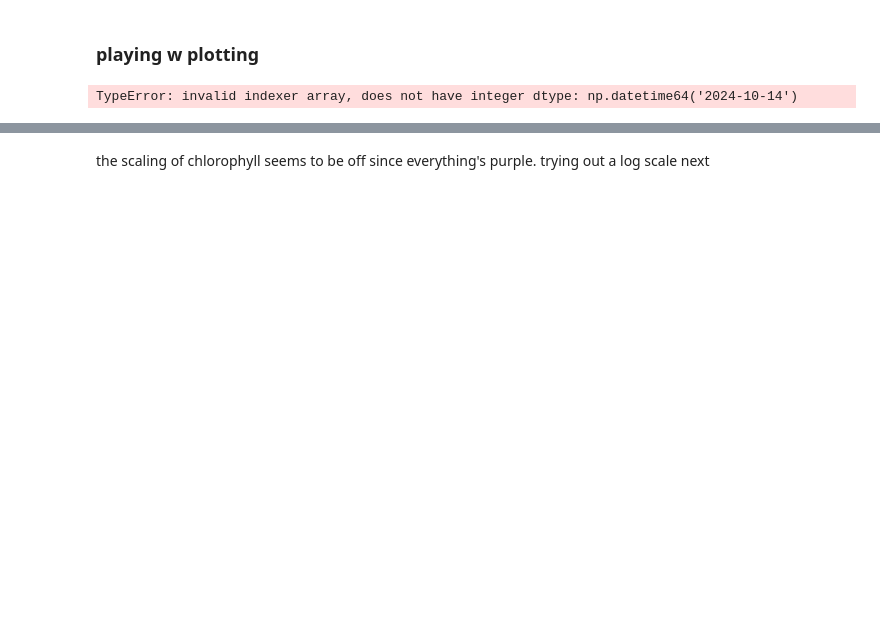
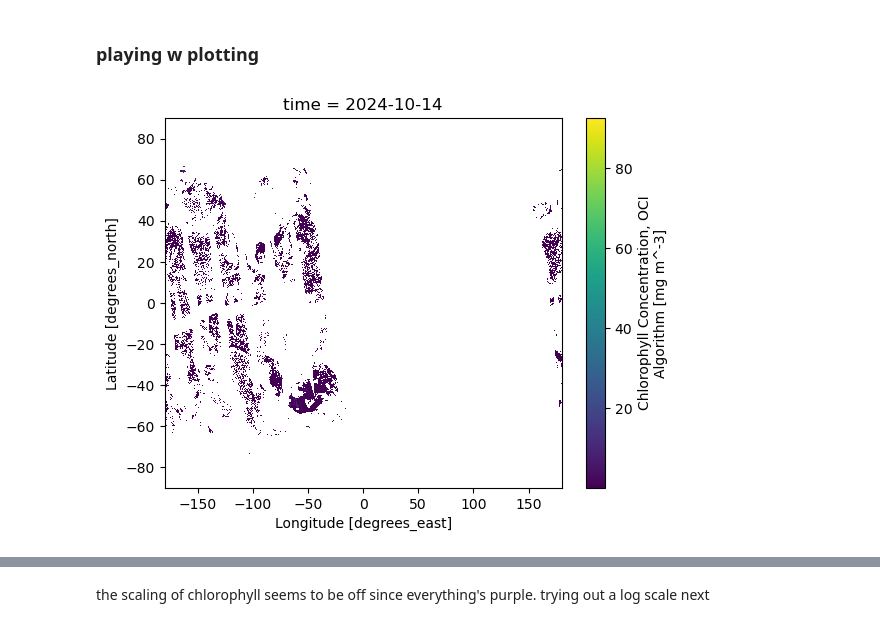
Before and after one commit to oceanhackweek/ohw25_proj_fishpace, a Jupyter notebook: contributor_folders/isidora/load_pace.ipynb, the cells around one changed output, grey strips where cells are left out. Saved outputs shown, nothing was run; the diff lists cells and outputs as text; code cells hidden in the pictures; blank space fills up the shorter version.

```diff
--- a/contributor_folders/isidora/load_pace.ipynb
+++ b/contributor_folders/isidora/load_pace.ipynb
@@ -138,7 +129,7 @@ lon_rng = slice(-82, -72)
 
 time = np.datetime64("2024-10-14")
 # %%
-CHL["chlor_a"].sel(time=time).plot();
+CHL["chlor_a"].sel(time=time, method='nearest').plot();
 # %% [output]
-TypeError: invalid indexer array, does not have integer dtype: np.datetime64('2024-10-14')
+[figure, added]
 # %%
```
Also changed, not shown: parts of 21 cells of this notebook.
